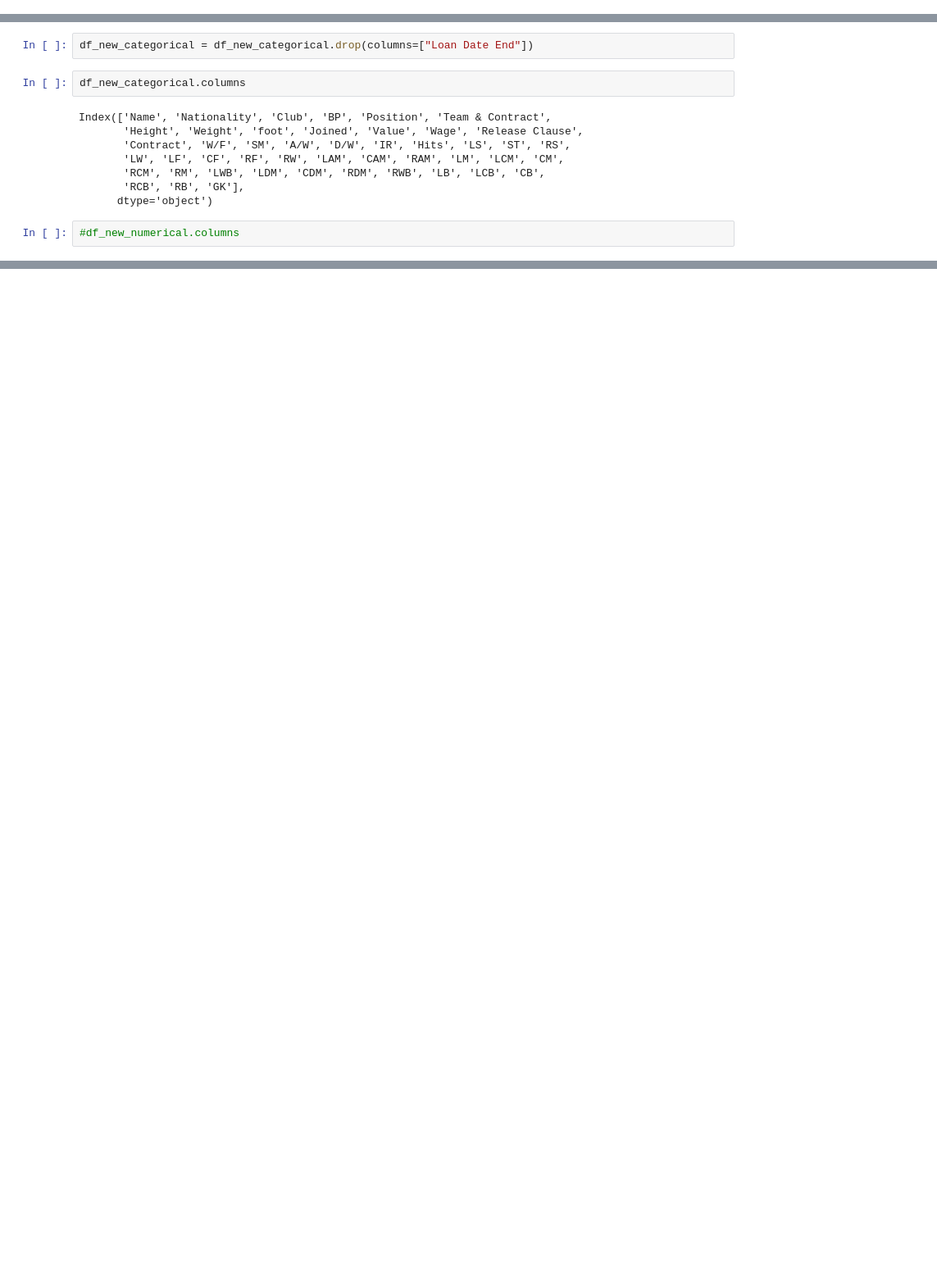
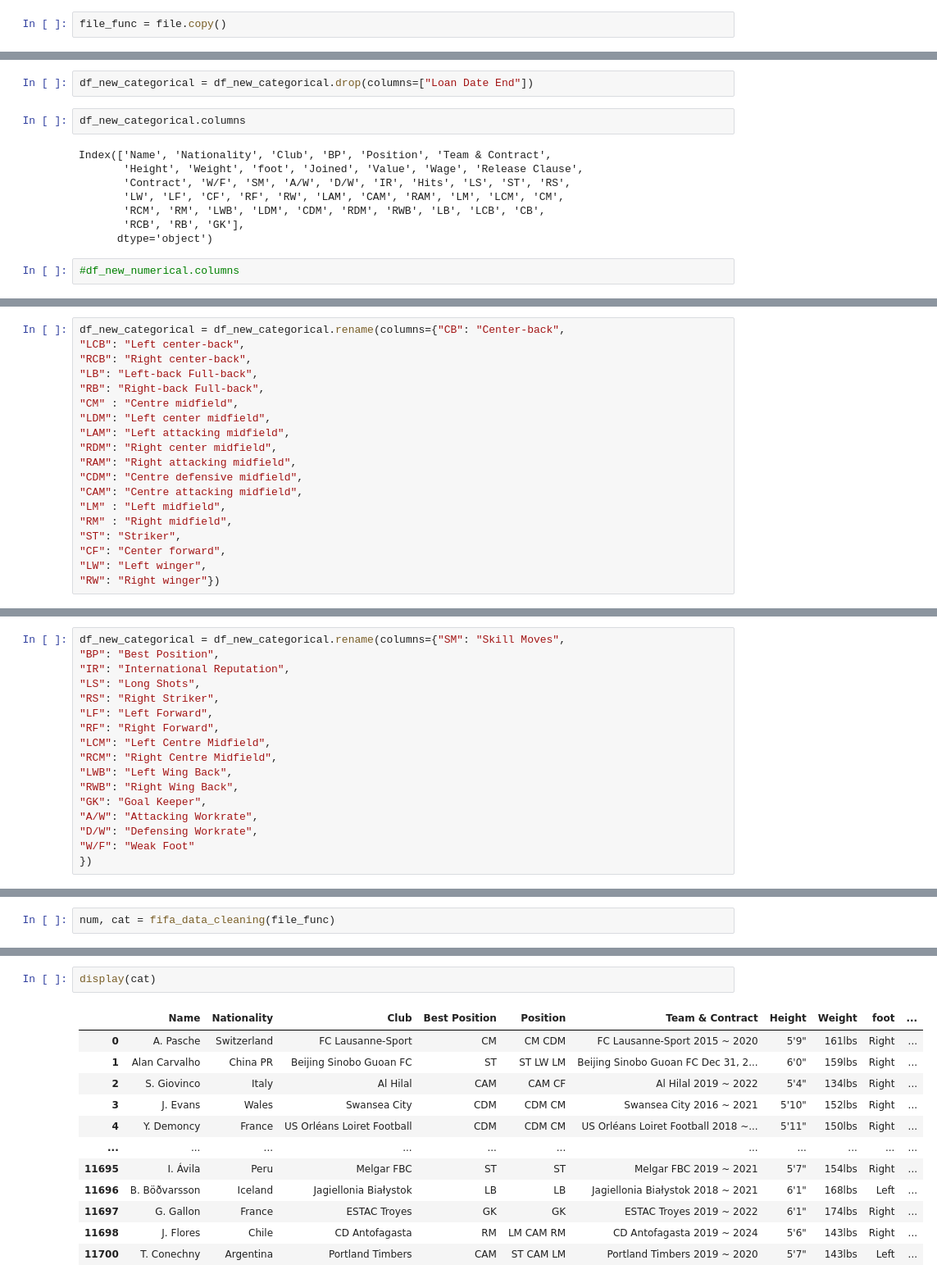
Before and after one commit to dru0096/FIFA_Project_1, a Jupyter notebook: FIFA 2021 - Challenge.ipynb, the cells around one changed output, grey strips where cells are left out. Shown: that part at 82% size. Drawn from its saved outputs; the diff is of its cells as text; blank space fills up the shorter version.

```diff
--- a/FIFA 2021 - Challenge.ipynb
+++ b/FIFA 2021 - Challenge.ipynb
@@ -6,4 +6,6 @@ import matplotlib.pyplot as plt
 import seaborn as sns
 # %%
 file = pd.read_csv("Data/fifa21_train.csv")
+# %%
+file_func = file.copy()
 # %%
@@ -461 +414,20 @@ Index(['Name', 'Nationality', 'Club', 'BP', 'Position', 'Team & Contract',
+# %%
+df_new_categorical = df_new_categorical.rename(columns={"CB": "Center-back",
+"LCB": "Left center-back",
+"RCB": "Right center-back",
+"LB": "Left-back Full-back",
+"RB": "Right-back Full-back",
+"CM" : "Centre midfield",
+"LDM": "Left center midfield",
+"LAM": "Left attacking midfield",
+"RDM": "Right center midfield",
+"RAM": "Right attacking midfield",
+"CDM": "Centre defensive midfield",
+"CAM": "Centre attacking midfield",
+"LM" : "Left midfield",
+"RM" : "Right midfield",
+"ST": "Striker",
+"CF": "Center forward",
+"LW": "Left winger",
+"RW": "Right winger"})
 # %%
@@ -475,0 +450,17 @@ IndentationError: unexpected indent (<ipython-input-196-5abf7f5849d7>, line 3)
+# %%
+df_new_categorical = df_new_categorical.rename(columns={"SM": "Skill Moves",
+"BP": "Best Position",
+"IR": "International Reputation",
+"LS": "Long Shots",
+"RS": "Right Striker",
+"LF": "Left Forward",
+"RF": "Right Forward",
+"LCM": "Left Centre Midfield",
+"RCM": "Right Centre Midfield",
+"LWB": "Left Wing Back",
+"RWB": "Right Wing Back",
+"GK": "Goal Keeper",
+"A/W": "Attacking Workrate",
+"D/W": "Defensing Workrate",
+"W/F": "Weak Foot"
+})
@@ -475,0 +543,2 @@ IndentationError: unexpected indent (<ipython-input-196-5abf7f5849d7>, line 3)
+# %%
+num, cat = fifa_data_cleaning(file_func)
@@ -475,0 +565,15 @@ IndentationError: unexpected indent (<ipython-input-196-5abf7f5849d7>, line 3)
+# %%
+display(cat)
+# %% [output]
+|  | Name | Nationality | Club | Best Position | Position | Team & Contract | Height | Weight | foot | ... |
+| 0 | A. Pasche | Switzerland | FC Lausanne-Sport | CM | CM CDM | FC Lausanne-Sport 2015 ~ 2020 | 5'9" | 161lbs | Right | ... |
+| 1 | Alan Carvalho | China PR | Beijing Sinobo Guoan FC | ST | ST LW LM | Beijing Sinobo Guoan FC Dec 31, 2... | 6'0" | 159lbs | Right | ... |
+| 2 | S. Giovinco | Italy | Al Hilal | CAM | CAM CF | Al Hilal 2019 ~ 2022 | 5'4" | 134lbs | Right | ... |
+| 3 | J. Evans | Wales | Swansea City | CDM | CDM CM | Swansea City 2016 ~ 2021 | 5'10" | 152lbs | Right | ... |
+| 4 | Y. Demoncy | France | US Orléans Loiret Football | CDM | CDM CM | US Orléans Loiret Football 2018 ~... | 5'11" | 150lbs | Right | ... |
+| ... | ... | ... | ... | ... | ... | ... | ... | ... | ... | ... |
+| 11695 | I. Ávila | Peru | Melgar FBC | ST | ST | Melgar FBC 2019 ~ 2021 | 5'7" | 154lbs | Right | ... |
+| 11696 | B. Böðvarsson | Iceland | Jagiellonia Białystok | LB | LB | Jagiellonia Białystok 2018 ~ 2021 | 6'1" | 168lbs | Left | ... |
+| 11697 | G. Gallon | France | ESTAC Troyes | GK | GK | ESTAC Troyes 2019 ~ 2022 | 6'1" | 174lbs | Right | ... |
+| 11698 | J. Flores | Chile | CD Antofagasta | RM | LM CAM RM | CD Antofagasta 2019 ~ 2024 | 5'6" | 143lbs | Right | ... |
+| 11700 | T. Conechny | Argentina | Portland Timbers | CAM | ST CAM LM | Portland Timbers 2019 ~ 2020 | 5'7" | 143lbs | Left | ... |
```
Also changed, not shown: parts of 22 cells of this notebook.
